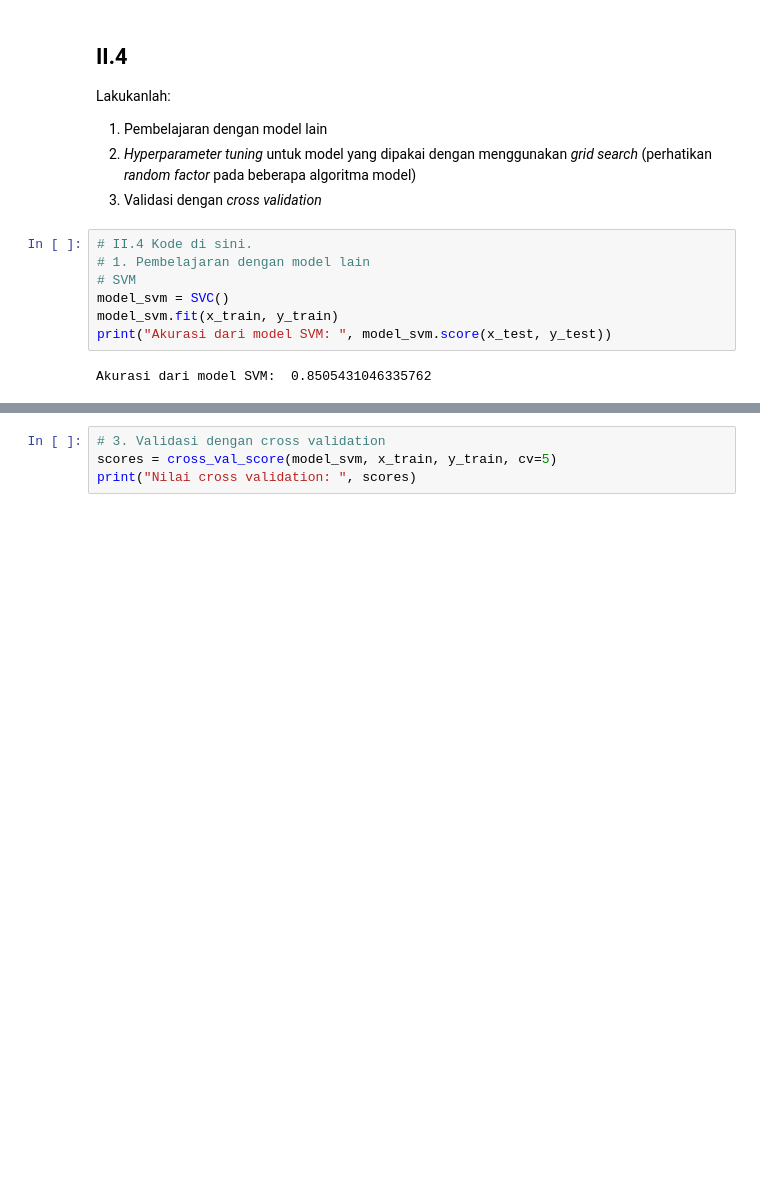
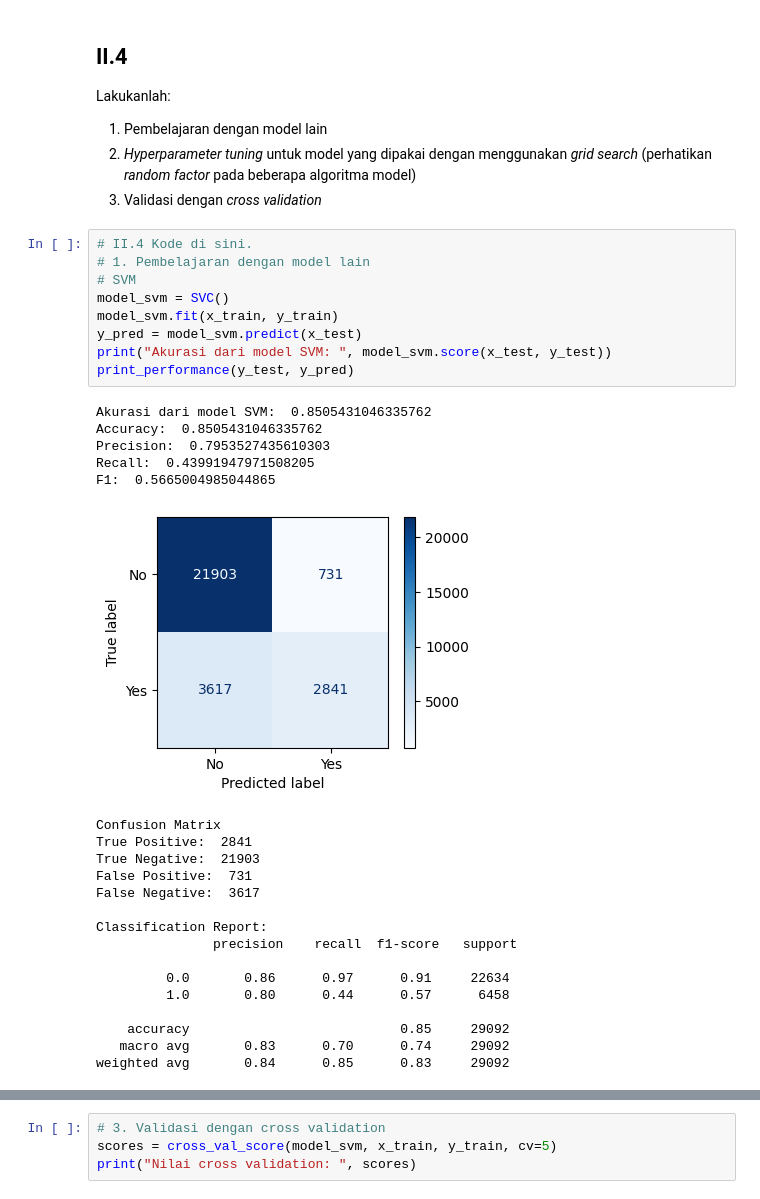
Before and after one commit to VieriMansyl/prapraktikum-ml, a Jupyter notebook: Tugas_Prapraktikum_IF3270.ipynb, the cells around one changed output, grey strips where cells are left out. Cells and saved outputs as stored; diff of their text form; blank space fills up the shorter version.

```diff
--- a/Tugas_Prapraktikum_IF3270.ipynb
+++ b/Tugas_Prapraktikum_IF3270.ipynb
@@ -360,11 +364,33 @@ Lakukanlah:
 # %%
 # II.4 Kode di sini.
 # 1. Pembelajaran dengan model lain
 # SVM
 model_svm = SVC()
 model_svm.fit(x_train, y_train)
+y_pred = model_svm.predict(x_test)
 print("Akurasi dari model SVM: ", model_svm.score(x_test, y_test))
+print_performance(y_test, y_pred)
 # %% [output]
 Akurasi dari model SVM:  0.8505431046335762
+Accuracy:  0.8505431046335762
+Precision:  0.7953527435610303
+Recall:  0.43991947971508205
+F1:  0.5665004985044865
+[figure, added]
+Confusion Matrix
+True Positive:  2841
+True Negative:  21903
+False Positive:  731
+False Negative:  3617
+
+Classification Report:
+               precision    recall  f1-score   support
+
+         0.0       0.86      0.97      0.91     22634
+         1.0       0.80      0.44      0.57      6458
+
+    accuracy                           0.85     29092
+   macro avg       0.83      0.70      0.74     29092
+weighted avg       0.84      0.85      0.83     29092
 # %%
 # 2. Hyperparameter tuning untuk model yang dipakai dengan menggunakan grid search (perhatikan random factor pada beberapa algoritma model)
```
Also changed, not shown: parts of 10 cells of this notebook.
